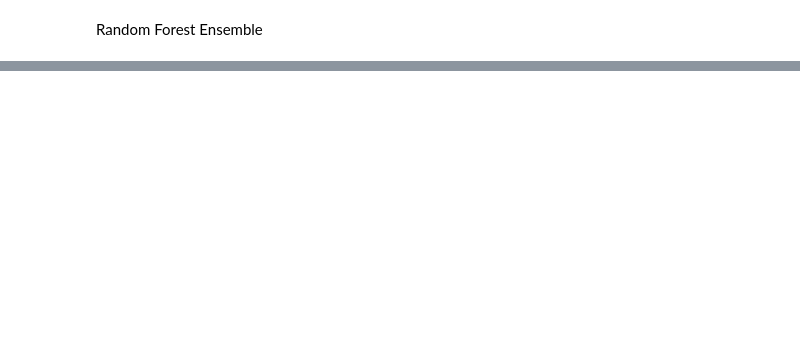
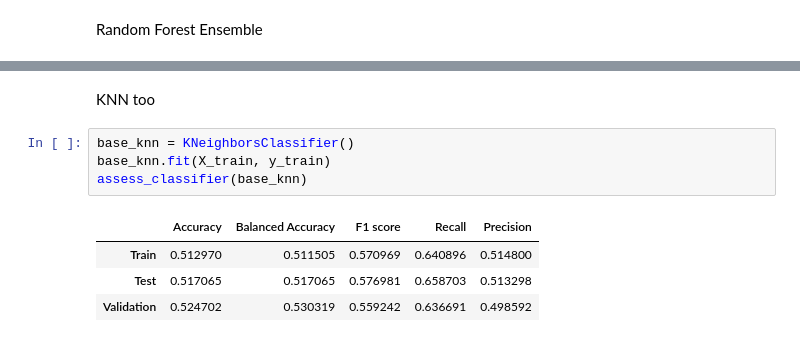
Before and after one commit to TosinPhillip/Datacamp-Professional-Data-Scientist-Certification-Case-Study, a Jupyter notebook: datacamp.ipynb, the cells around one changed output, grey strips where cells are left out. Drawn from its saved outputs; the diff is of its cells as text; blank space fills up the shorter version.

```diff
--- a/datacamp.ipynb
+++ b/datacamp.ipynb
@@ -712,0 +714,11 @@ plt.show()
+# %% [markdown]
+KNN too
+# %%
+base_knn = KNeighborsClassifier()
+base_knn.fit(X_train, y_train)
+assess_classifier(base_knn)
+# %% [output]
+|  | Accuracy | Balanced Accuracy | F1 score | Recall | Precision |
+| Train | 0.512970 | 0.511505 | 0.570969 | 0.640896 | 0.514800 |
+| Test | 0.517065 | 0.517065 | 0.576981 | 0.658703 | 0.513298 |
+| Validation | 0.524702 | 0.530319 | 0.559242 | 0.636691 | 0.498592 |
```
Also changed, not shown: parts of 34 cells of this notebook.
